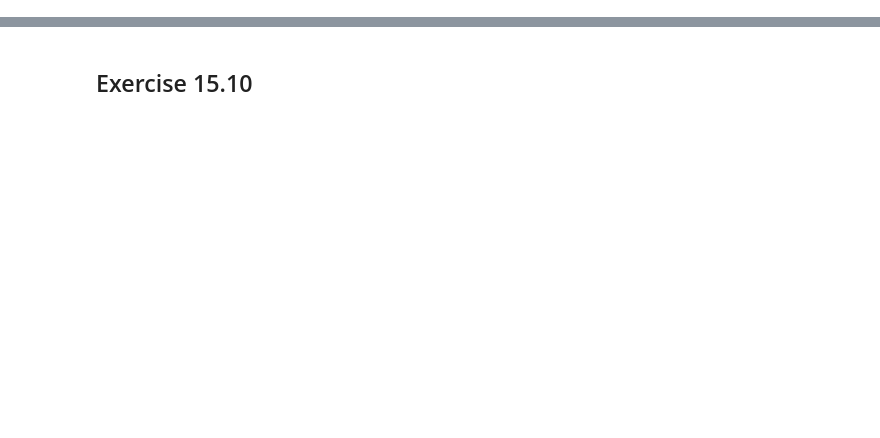
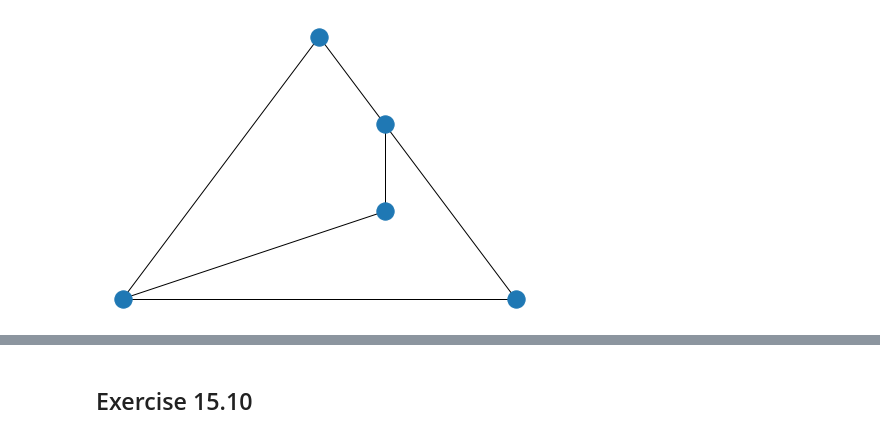
Before and after one commit to Munchic/systems-biology-tutorial, a Jupyter notebook: wk3.ipynb, the cells around one changed output, grey strips where cells are left out. Cells and saved outputs as stored; diff of their text form; code cells hidden in the pictures; blank space fills up the shorter version.

```diff
--- a/wk3.ipynb
+++ b/wk3.ipynb
@@ -0,0 +18,6 @@
+# %%
+graph_3 = nx.complete_multipartite_graph(2, 3)
+pos = nx.planar_layout(graph_3)
+nx.draw(graph_3, pos)
+# %% [output]
+[figure, added]
```
Also changed, not shown: parts of 9 cells of this notebook, 2 other files.
